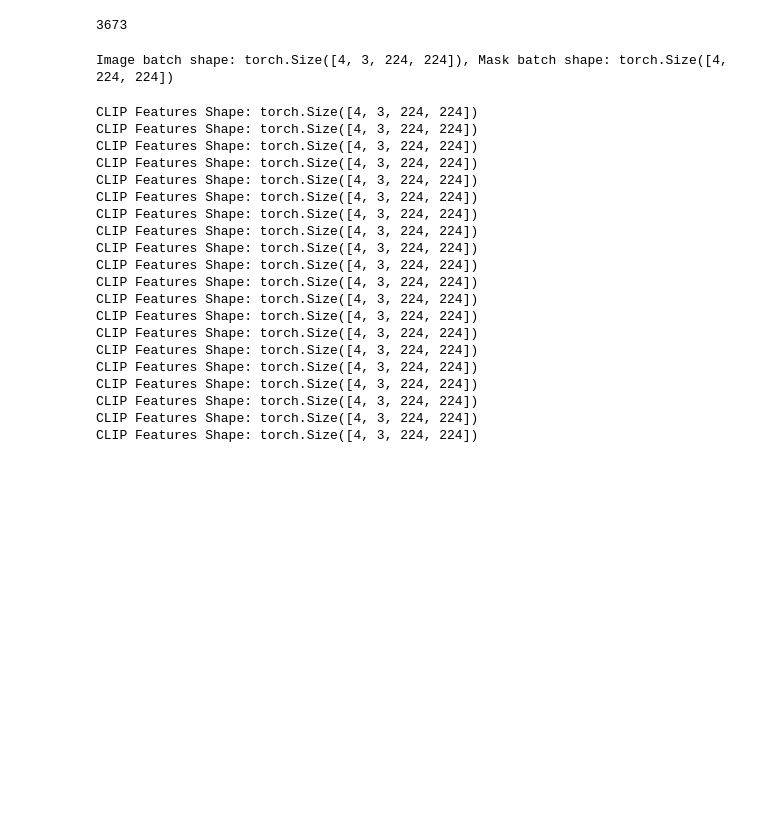
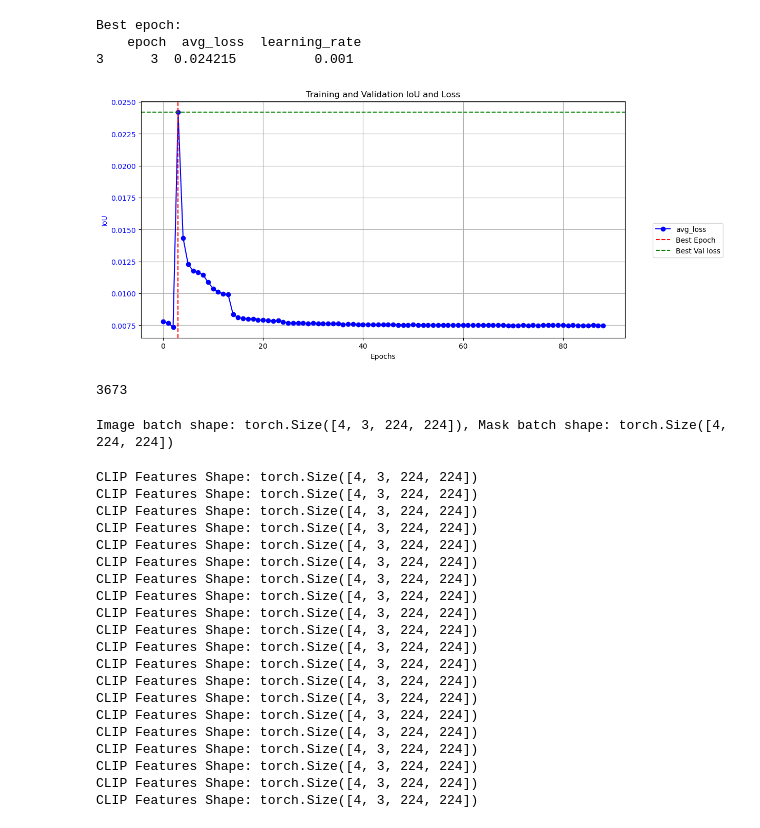
Before and after one commit to JorgeIvanJH/U-Net-Segmentation, a Jupyter notebook: model_clip.ipynb, the cells around one changed output. Saved outputs shown, nothing was run; the diff lists cells and outputs as text; code cells hidden in the pictures; blank space fills up the shorter version.

Commit message:
uPDATING INTERFACE AND useful visualizations of autoencoder

```diff
--- a/model_clip.ipynb
+++ b/model_clip.ipynb
@@ -1,3 +1,38 @@
+# %%
+import pandas as pd
+import matplotlib.pyplot as plt
+def training_plot(training_summary_route):
+    df = pd.read_csv(training_summary_route)
+
+    best_epoch = df[df.avg_loss == df.avg_loss.max()]
+    print("Best epoch:\n", best_epoch)
+
+    fig, ax1 = plt.subplots(figsize=(14, 6))  # Wider figure
+
+    # IoU plots
+    ax1.plot(df.index, df['avg_loss'], label='avg_loss', marker='o', color='blue')
+    ax1.axvline(x=best_epoch.index[0], color='red', linestyle='--', label='Best Epoch')
+    ax1.axhline(y=best_epoch.avg_loss.values[0], color='green', linestyle='--', label='Best Val loss')
+    ax1.set_xlabel('Epochs')
+    ax1.set_ylabel('IoU', color='blue')
+    ax1.tick_params(axis='y', labelcolor='blue')
+    ax1.grid(True)
+
+    # Combine legends and place outside right
+    lines1, labels1 = ax1.get_legend_handles_labels()
+    ax1.legend(lines1, labels1,
+               loc='upper left', bbox_to_anchor=(1.05, 0.5))  # Shift legend further right
+
+    plt.title('Training and Validation IoU and Loss')
+    plt.subplots_adjust(right=0.8)  # Give more room on the right
+    plt.show()
+
+training_plot("models/weights/autoencoder/autoencoder_training_log.csv")
+# %% [output]
+Best epoch:
+    epoch  avg_loss  learning_rate
+3      3  0.024215          0.001
+[figure, added]
 # %%
 # Standard libraries
 import os
```
Also changed, not shown: 2 other files.
